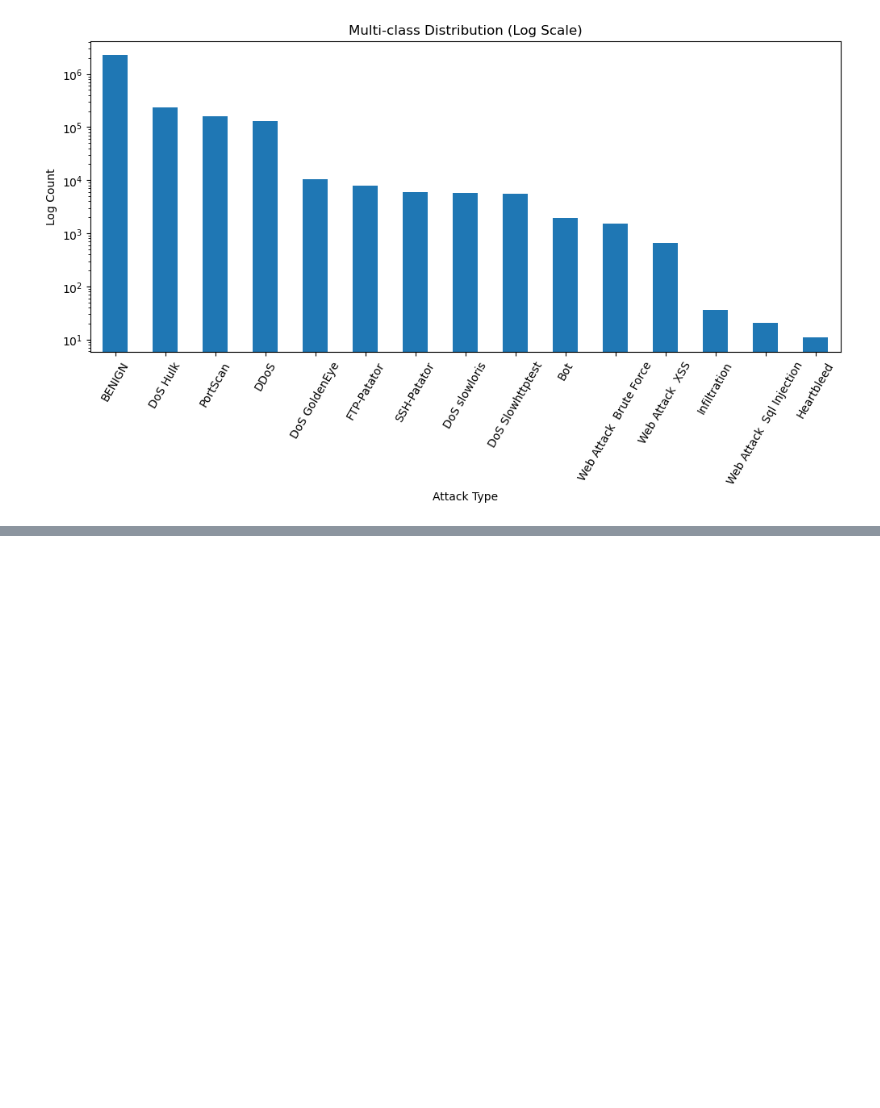
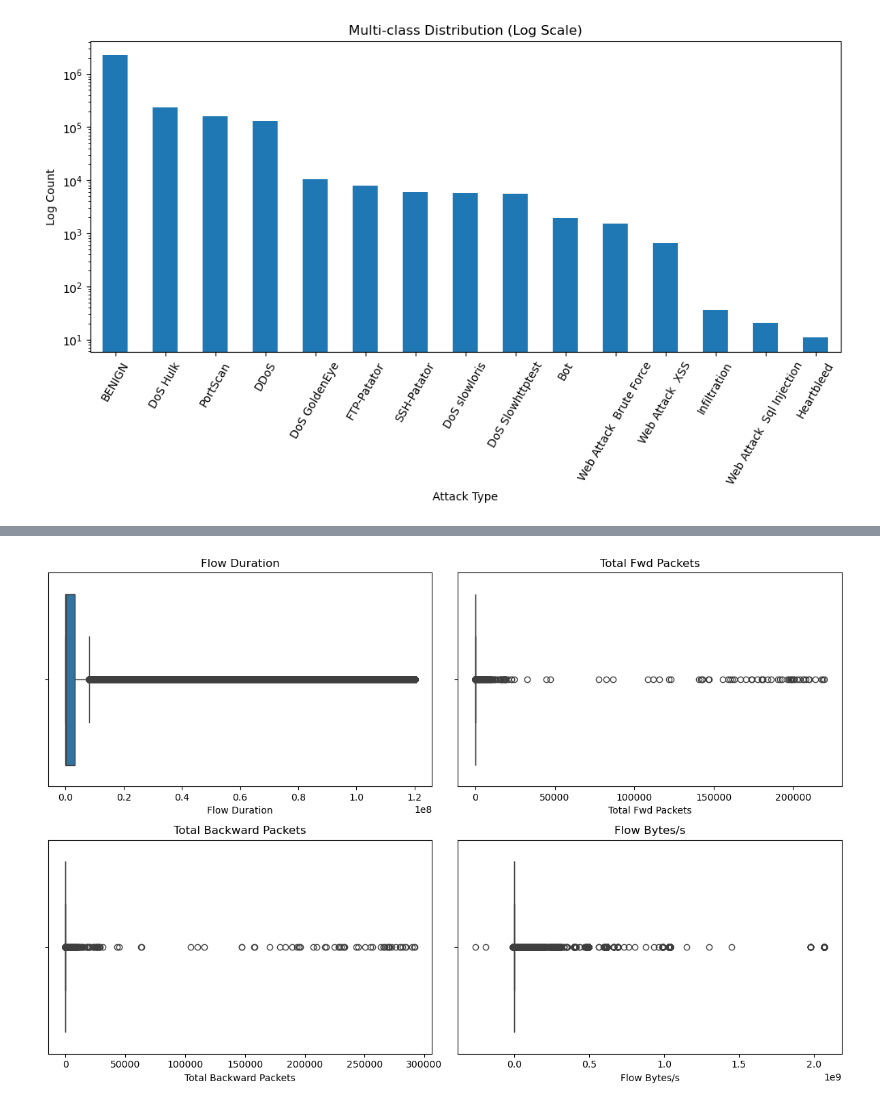
Before and after one commit to SanderSSoares/IDS-Capstone_Project, a Jupyter notebook: IDS_CA2.ipynb, the cells around one changed output, grey strips where cells are left out. Drawn from its saved outputs; the diff is of its cells as text; code cells hidden in the pictures; blank space fills up the shorter version.

```diff
--- a/IDS_CA2.ipynb
+++ b/IDS_CA2.ipynb
@@ -260,0 +309,27 @@ Graph shows distribution of attacks and frequency they happen.
+# %%
+import matplotlib.pyplot as plt
+import seaborn as sns
+
+# Select 4 features
+features = [
+    'Flow Duration',
+    'Total Fwd Packets',
+    'Total Backward Packets',
+    'Flow Bytes/s'
+]
+
+# Create 2x2 grid
+fig, axes = plt.subplots(2, 2, figsize=(12, 8))
+
+# Flatten axes for easy looping
+axes = axes.flatten()
+
+# Plot each feature
+for i, feature in enumerate(features):
+    sns.boxplot(x=df[feature], ax=axes[i])
+    axes[i].set_title(feature)
+
+plt.tight_layout()
+plt.show()
+# %% [output]
+[figure, added]
```
Also changed, not shown: parts of 14 cells of this notebook.
